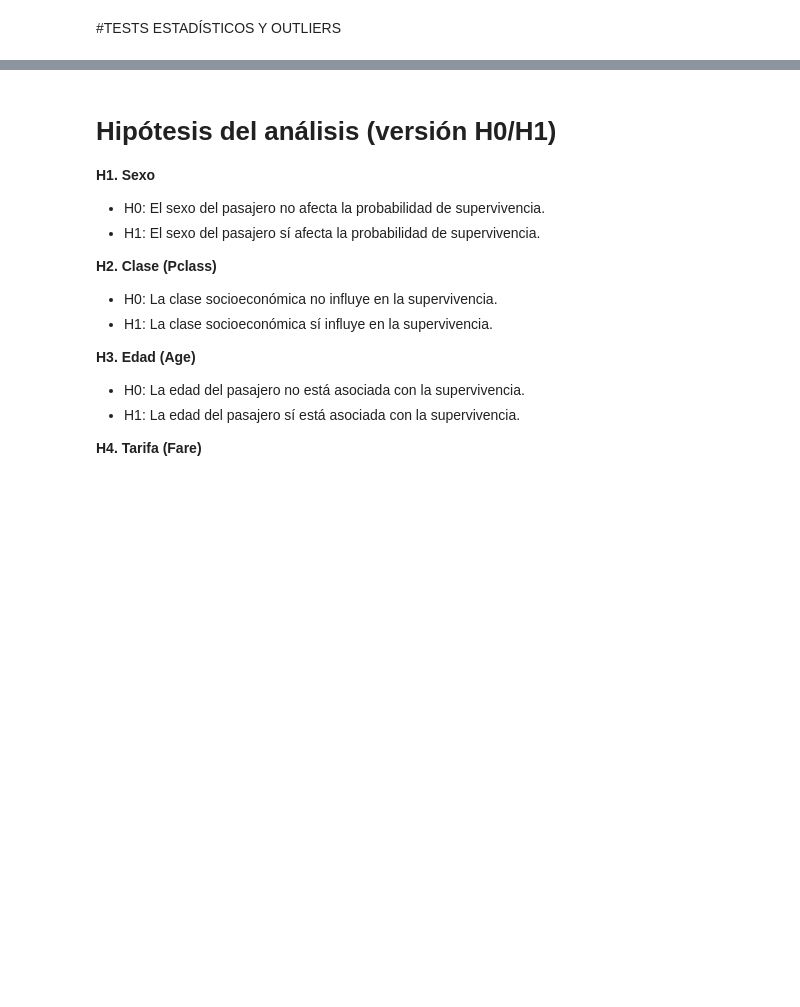
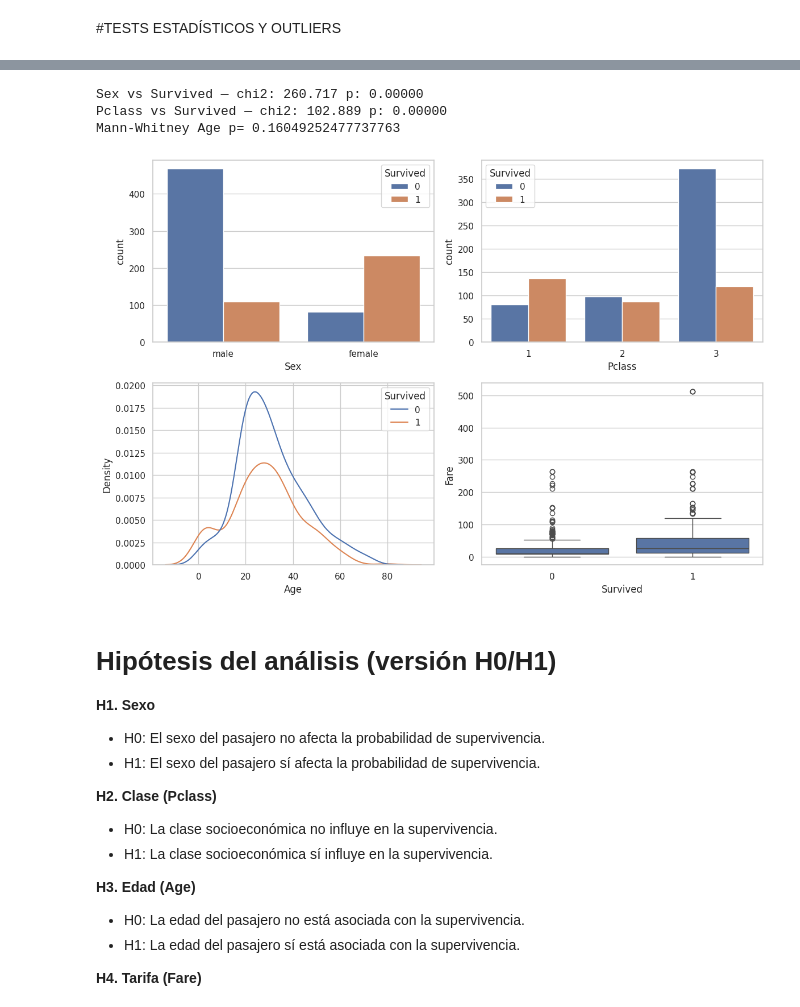
Before and after one commit to romera-rocio/Titanic_Rocio_Romera, a Jupyter notebook: Titanic.ipynb, the cells around one changed output, grey strips where cells are left out. Drawn from its saved outputs; the diff is of its cells as text; code cells hidden in the pictures; blank space fills up the shorter version.

```diff
--- a/Titanic.ipynb
+++ b/Titanic.ipynb
@@ -507,3 +329,29 @@ CONCLUSIONES TÉCNICAS DEL EDA
+# %%
+ct_sex = pd.crosstab(train['Sex'], train['Survived'])
+chi2_sex, p_sex, _, _ = chi2_contingency(ct_sex)
+print("Sex vs Survived — chi2: %.3f p: %.5f" % (chi2_sex, p_sex))
+
+ct_pclass = pd.crosstab(train['Pclass'], train['Survived'])
+chi2_pc, p_pc, _, _ = chi2_contingency(ct_pclass)
+print("Pclass vs Survived — chi2: %.3f p: %.5f" % (chi2_pc, p_pc))
+
+age_survived = train.loc[train['Survived']==1,'Age'].dropna()
+age_dead = train.loc[train['Survived']==0,'Age'].dropna()
+stat_age,p_age = mannwhitneyu(age_survived, age_dead)
+print("Mann-Whitney Age p=",p_age)
+
+fig,axes = plt.subplots(2,2, figsize=(12,8))
+sns.countplot(data=train,x='Sex',hue='Survived',ax=axes[0,0])
+sns.countplot(data=train,x='Pclass',hue='Survived',ax=axes[0,1])
+sns.kdeplot(data=train,x='Age',hue='Survived',ax=axes[1,0])
+sns.boxplot(data=train,x='Survived',y='Fare',ax=axes[1,1])
+plt.tight_layout()
+plt.show()
+# %% [output]
+Sex vs Survived — chi2: 260.717 p: 0.00000
+Pclass vs Survived — chi2: 102.889 p: 0.00000
+Mann-Whitney Age p= 0.16049252477737763
+[figure, added]
 # %% [markdown]
 # Hipótesis del análisis (versión H0/H1)
 
```
Also changed, not shown: parts of 23 cells of this notebook.
